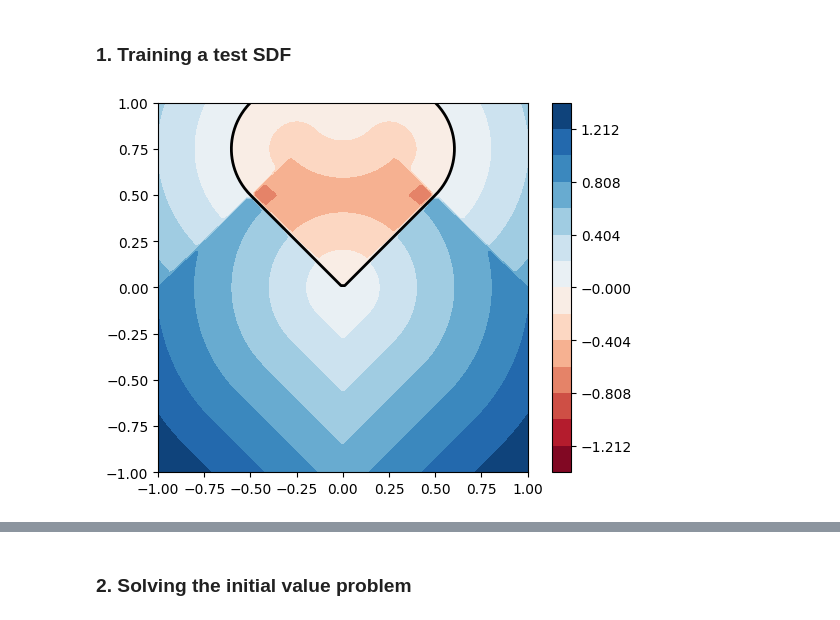
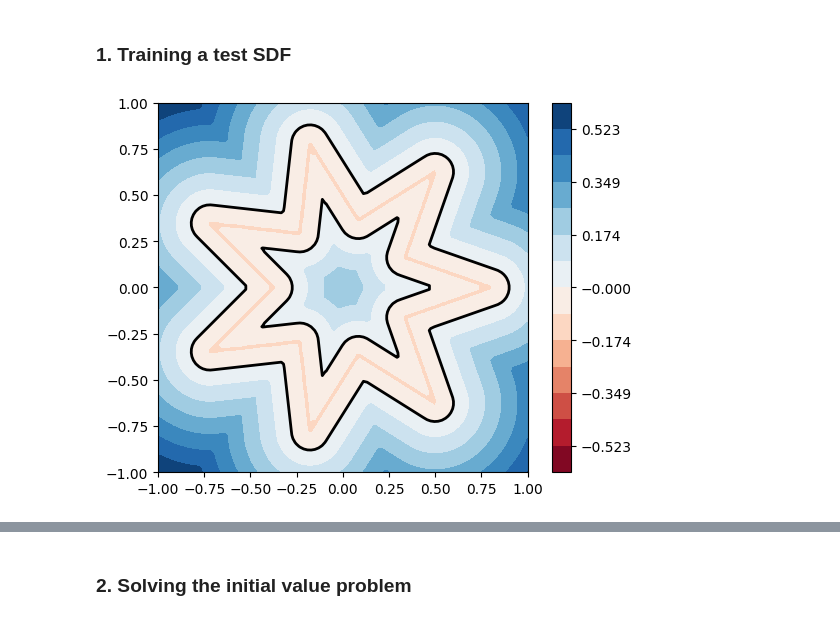
Before and after one commit to Jakub-Szymkowiak/neural-sdf-evo, a Jupyter notebook: sdf-evo-cont_v01.ipynb, the cells around one changed output, grey strips where cells are left out. Cells and saved outputs as stored; diff of their text form; code cells hidden in the pictures.

```diff
--- a/sdf-evo-cont_v01.ipynb
+++ b/sdf-evo-cont_v01.ipynb
@@ -227,7 +228,7 @@ def create_grid(res=100):
     grid = torch.stack((x.flatten(), y.flatten()), dim=-1).to(device)
     return grid, x, y
 # %%
-def plot_sdf(net, res=100, contour_lines=15, colormap='RdBu'):
+def plot_sdf(net, embedding=None, res=100, contour_lines=15, colormap='RdBu'):
     '''
     Visualizes the SDF generated by a neural network over a fixed range from -1 to 1 for both x and y axes.
 
@@ -237,7 +238,10 @@ def plot_sdf(net, res=100, contour_lines=15, colormap='RdBu'):
         contour_lines (int): Number of contour lines in the plot.
         colormap (str): Colormap used for visualization.
     '''
-    grid, x, y = create_grid(res)
+
+    grid, x, y, = create_grid(res)
+    if embedding:
+        grid = embedding(grid)
 
     with torch.no_grad():
         z = net(grid).view(res, res).cpu()
@@ -245,6 +249,7 @@ def plot_sdf(net, res=100, contour_lines=15, colormap='RdBu'):
     fig, ax = plt.subplots()
 
     max_abs_value = max(abs(z.min()), abs(z.max()))
+
     contour_levels = torch.linspace(-max_abs_value, max_abs_value, contour_lines)
 
     c = ax.contourf(
@@ -294 +302,30 @@ def generate_sdf_video(net, total_time_steps=100, res=200, fps=10):
+# %%
+# star params
+r = .8
+n = 7
+m = 4
+
+# annulus
+R = 0.1
+
+sdf_values = make_annular(get_star_sdf(r, n, m), R)(grid.cpu())
+
+X = grid
+Y = sdf_values.to(device)
+
+# Fourier embedding
+
+max_freq = 32
+num_freqs = 16
+fe = get_fourier_embedding(max_freq=max_freq, num_freqs=num_freqs)
+X = fe(X).to(device)
+
+dataset = TensorDataset(X, Y)
+
+batch_size = 1
+dataloader = DataLoader(dataset, batch_size)
+# %%
+plot_sdf(make_annular(get_star_sdf(r, n, m), R))
+# %% [output]
+[figure, added]
 # %%
@@ -327,5 +339 @@ dataloader = DataLoader(dataset, batch_size)
-# %%
-plot_sdf(get_heart_sdf())
-# %% [output]
-[figure, removed]
 # %%
```
Also changed, not shown: parts of 11 cells of this notebook, 1 other file.
